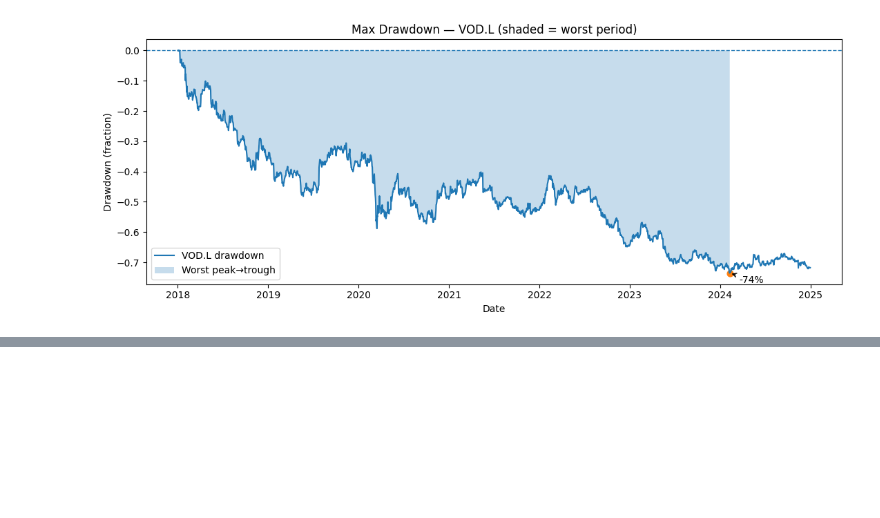
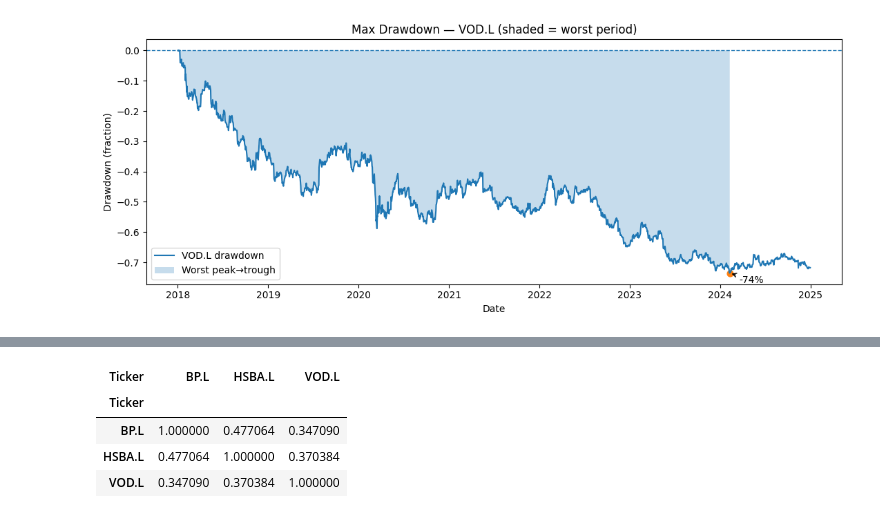
Before and after one commit to Shun3711/stock-trend-etl-spark, a Jupyter notebook: spark_jobs/Risk-Adjusted Metrics.ipynb, the cells around one changed output, grey strips where cells are left out. Drawn from its saved outputs; the diff is of its cells as text; code cells hidden in the pictures; blank space fills up the shorter version.

```diff
--- a/spark_jobs/Risk-Adjusted Metrics.ipynb
+++ b/spark_jobs/Risk-Adjusted Metrics.ipynb
@@ -262,0 +298,11 @@ for tkr, g in df.sort_values(['Ticker','Date']).groupby('Ticker'):
+# %%
+corr_matrix = (
+    df.pivot(index="Date", columns="Ticker", values="ret_dec")
+      .corr()
+)
+# %% [output]
+| Ticker | BP.L | HSBA.L | VOD.L |
+| Ticker |  |  |  |
+| BP.L | 1.000000 | 0.477064 | 0.347090 |
+| HSBA.L | 0.477064 | 1.000000 | 0.370384 |
+| VOD.L | 0.347090 | 0.370384 | 1.000000 |
```
Also changed, not shown: parts of 9 cells of this notebook, 1 other file.
